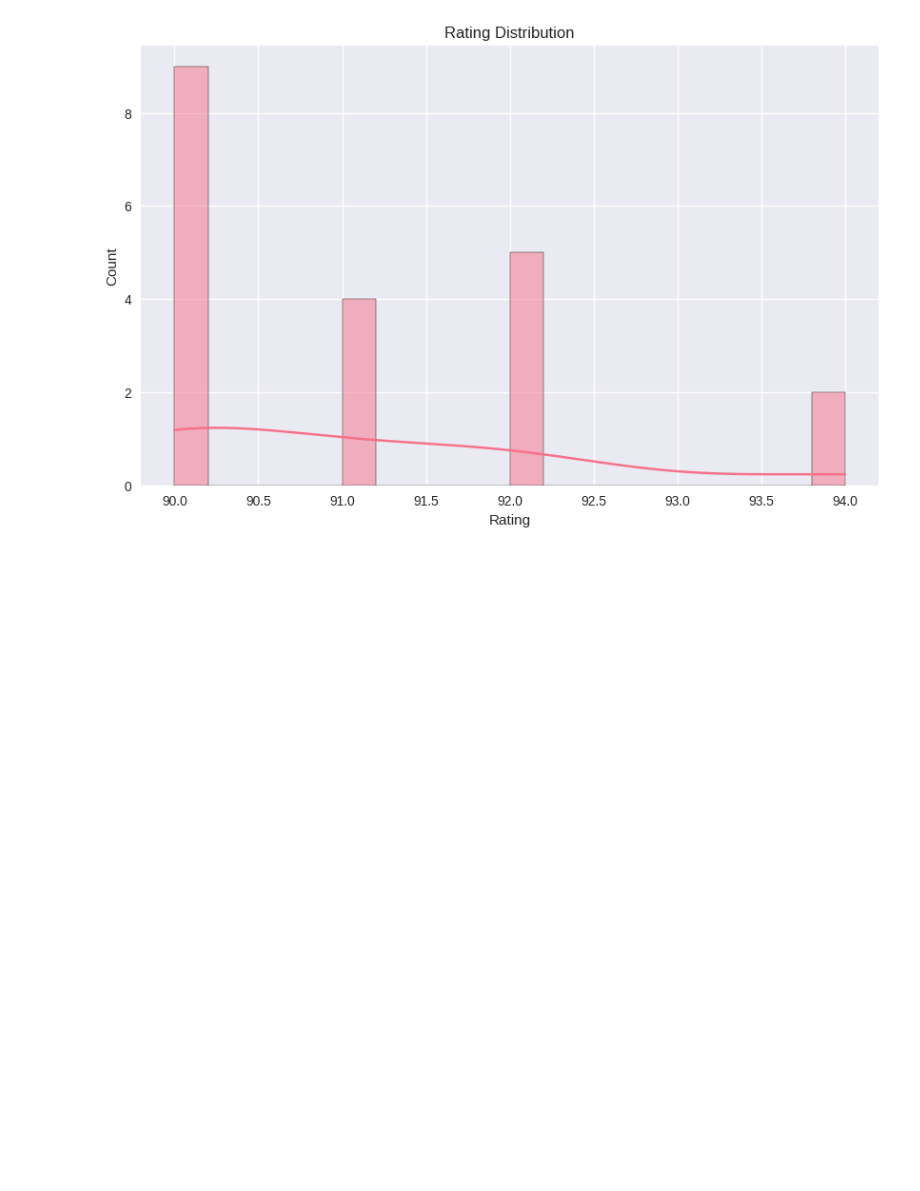
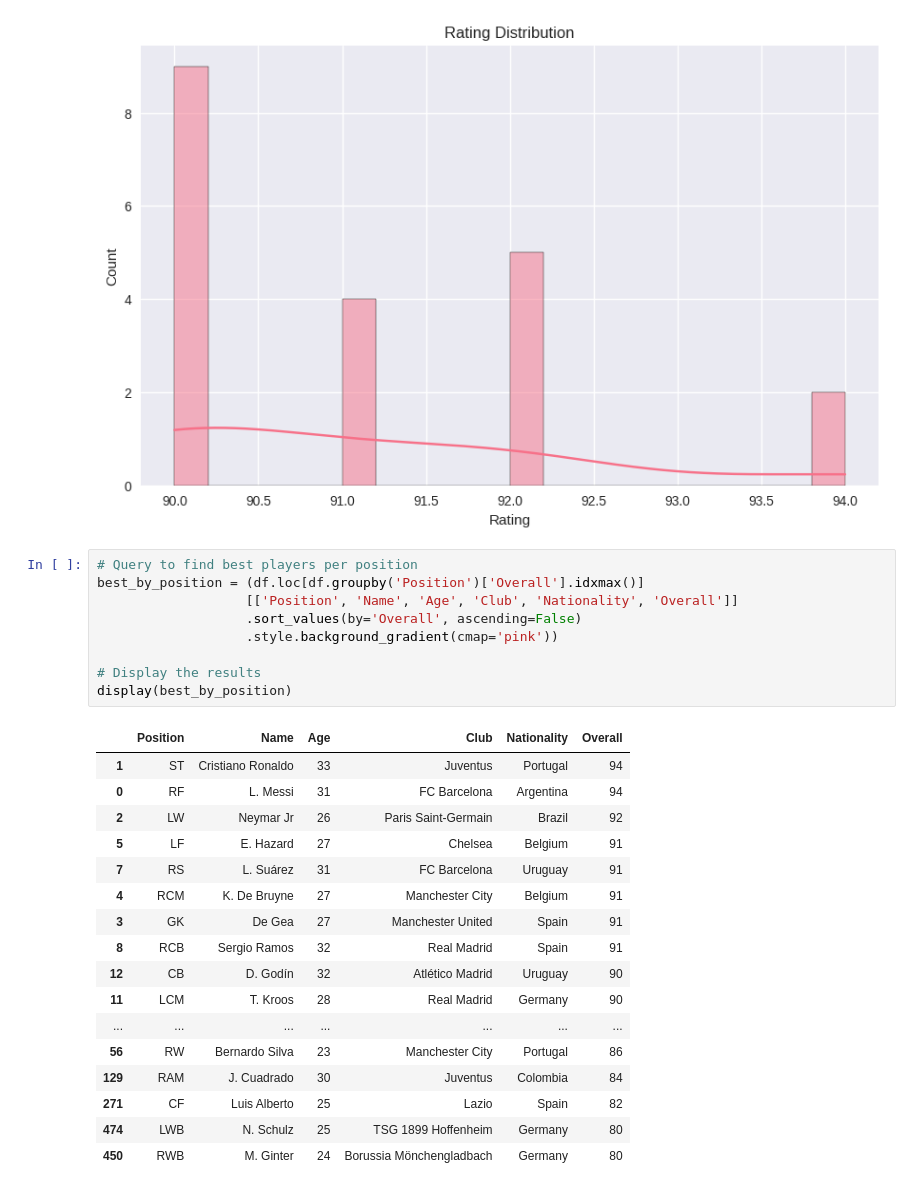
Before and after one commit to sidharth-raj-dev/data-analysis, a Jupyter notebook: analysis_player_data.ipynb, the cells around one changed output. Saved outputs shown, nothing was run; the diff lists cells and outputs as text; blank space fills up the shorter version.

Commit message:
added query analysis

```diff
--- a/analysis_player_data.ipynb
+++ b/analysis_player_data.ipynb
@@ -321,3 +321,30 @@ Creating visualizations...
 [figure]
 [figure]
 [figure]
+# %%
+# Query to find best players per position
+best_by_position = (df.loc[df.groupby('Position')['Overall'].idxmax()]
+                   [['Position', 'Name', 'Age', 'Club', 'Nationality', 'Overall']]
+                   .sort_values(by='Overall', ascending=False)
+                   .style.background_gradient(cmap='pink'))
+
+# Display the results
+display(best_by_position)
+# %% [output]
+|  | Position | Name | Age | Club | Nationality | Overall |
+| 1 | ST | Cristiano Ronaldo | 33 | Juventus | Portugal | 94 |
+| 0 | RF | L. Messi | 31 | FC Barcelona | Argentina | 94 |
+| 2 | LW | Neymar Jr | 26 | Paris Saint-Germain | Brazil | 92 |
+| 5 | LF | E. Hazard | 27 | Chelsea | Belgium | 91 |
+| 7 | RS | L. Suárez | 31 | FC Barcelona | Uruguay | 91 |
+| 4 | RCM | K. De Bruyne | 27 | Manchester City | Belgium | 91 |
+| 3 | GK | De Gea | 27 | Manchester United | Spain | 91 |
+| 8 | RCB | Sergio Ramos | 32 | Real Madrid | Spain | 91 |
+| 12 | CB | D. Godín | 32 | Atlético Madrid | Uruguay | 90 |
+| 11 | LCM | T. Kroos | 28 | Real Madrid | Germany | 90 |
+| ... | ... | ... | ... | ... | ... | ... |
+| 56 | RW | Bernardo Silva | 23 | Manchester City | Portugal | 86 |
+| 129 | RAM | J. Cuadrado | 30 | Juventus | Colombia | 84 |
+| 271 | CF | Luis Alberto | 25 | Lazio | Spain | 82 |
+| 474 | LWB | N. Schulz | 25 | TSG 1899 Hoffenheim | Germany | 80 |
+| 450 | RWB | M. Ginter | 24 | Borussia Mönchengladbach | Germany | 80 |
```
